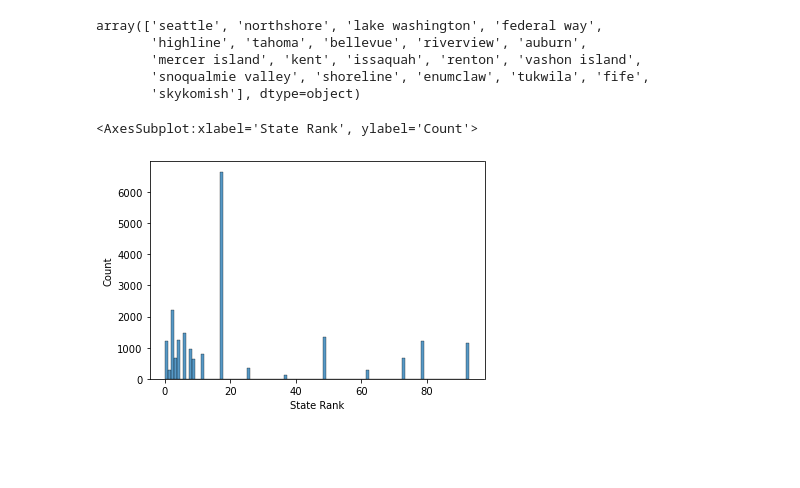
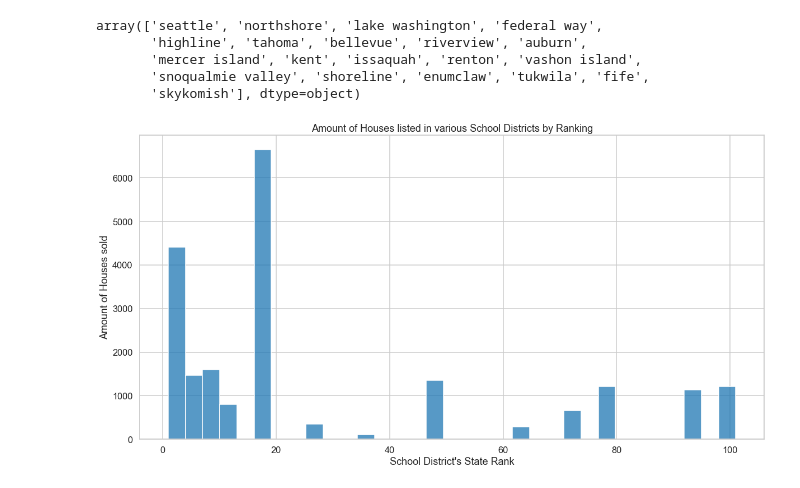
Before and after one commit to Joshua-Hill-Science/linear_regression_project, a Jupyter notebook: notebooks/exploratory/Josh/Josh_First_Exploration.ipynb, the cells around one changed output. Saved outputs shown, nothing was run; the diff lists cells and outputs as text; code cells hidden in the pictures; blank space fills up the shorter version.

```diff
--- a/notebooks/exploratory/Josh/Josh_First_Exploration.ipynb
+++ b/notebooks/exploratory/Josh/Josh_First_Exploration.ipynb
@@ -19,6 +19,8 @@ from bs4 import BeautifulSoup
 import requests
 import json
 from shapely.geometry import Point, Polygon
+sns.set_style('whitegrid')
+sns.set_context("talk")
 %matplotlib inline
 # %%
 # Pulling in first data set
@@ -226,8 +241,10 @@ df_rank["State Rank"].fillna(0,inplace=True)
-# %%
-sns.histplot(df_rank["State Rank"])
-# %% [output]
-<AxesSubplot:xlabel='State Rank', ylabel='Count'>
-[figure, removed]
+# %%
+fig, ax = plt.subplots(figsize = (20,10))
+State_Ranks_per_cost=sns.histplot(df_rank["State Rank"])
+State_Ranks_per_cost.set(title="Amount of Houses listed in various School Districts by Ranking", xlabel="School District's State Rank", ylabel="Amount of Houses sold");
+# plt.savefig('Amount of Houses listed in various School Districts by Ranking.png', dpi=300)
+# %% [output]
+[figure, added]
 # %%
 from sklearn.preprocessing import LabelEncoder
 from sklearn.preprocessing import OrdinalEncoder
```
Also changed, not shown: parts of 44 cells of this notebook, 7 other files.
